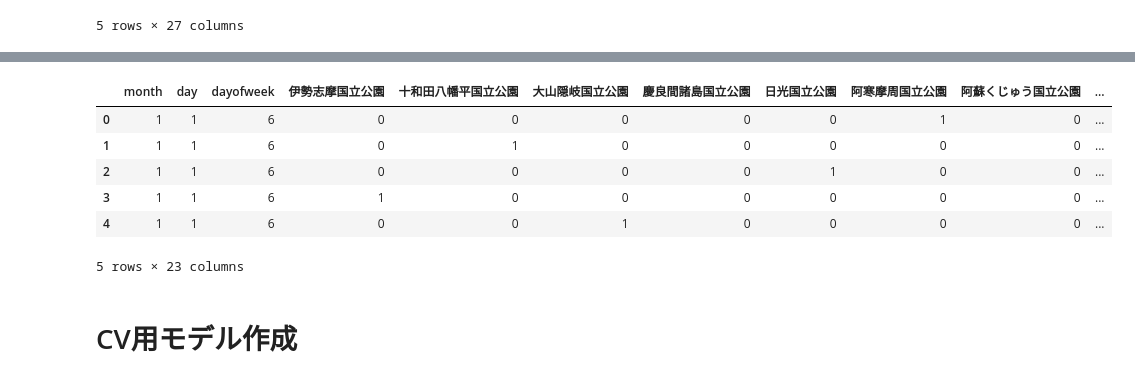
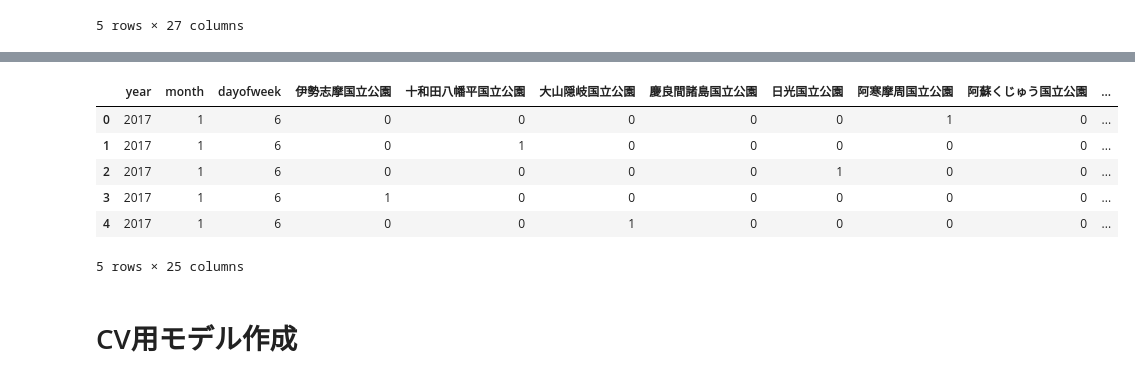
Before and after one commit to TaigoKuriyama/national_park_prediction, a Jupyter notebook: notebook/preprocess.ipynb, the cells around one changed output, grey strips where cells are left out. Cells and saved outputs as stored; diff of their text form; code cells hidden in the pictures.

```diff
--- a/notebook/preprocess.ipynb
+++ b/notebook/preprocess.ipynb
@@ -268,0 +260,15 @@ df_weather.head()
+# %%
+df_weather = pd.read_csv('/content/gdrive/My Drive/weather.tsv', sep='\t')
+df_weather['日時'] = pd.to_datetime(df_weather['年月日'])
+df_weather.loc[df_weather['地点']=='鳥羽' ,'地点'] = '伊勢志摩国立公園'
+df_weather.loc[df_weather['地点']=='十和田' ,'地点'] = '十和田八幡平国立公園'
+df_weather.loc[df_weather['地点']=='大山' ,'地点'] = '大山隠岐国立公園'
+df_weather.loc[df_weather['地点']=='渡嘉敷' ,'地点'] = '慶良間諸島国立公園'
+df_weather.loc[df_weather['地点']=='日光' ,'地点'] = '日光国立公園'
+df_weather.loc[df_weather['地点']=='釧路' ,'地点'] = '阿寒摩周国立公園'
+df_weather.loc[df_weather['地点']=='熊本' ,'地点'] = '阿蘇くじゅう国立公園'
+df_weather.loc[df_weather['地点']=='鹿児島' ,'地点'] = '霧島錦江湾国立公園'
+df_weather = df_weather[['日時','地点','最深積雪(cm)', '最低気温(℃)','降水量の合計(mm)']]
+df_weather = df_weather.rename(columns={'地点': 'park','日時': 'datetime'})
+df_weather[['最深積雪(cm)', '最低気温(℃)','降水量の合計(mm)']] = df_weather[['最深積雪(cm)', '最低気温(℃)','降水量の合計(mm)']].shift(-1)
+df_weather.tail()
@@ -382,3 +408,8 @@ df_test_merged.head()
 | 3 | 3 | 2017-01-01 | 伊勢志摩国立公園 | 2017 | 1 | 1 | 6 | 1 | 0 | 0 | ... |
 | 4 | 4 | 2017-01-01 | 大山隠岐国立公園 | 2017 | 1 | 1 | 6 | 0 | 0 | 1 | ... |
 5 rows × 27 columns
+# %%
+# 学習データと気象データの結合
+df_test_merged = pd.merge(df_test_merged,df_weather,on=['park','datetime'],how='left')
+df_test_merged = df_test_merged.fillna(df_test_merged.mean())
+df_test_merged.head()
@@ -388,18 +427,18 @@ df_test_merged.head()
 #df_test_merged.head()
 # %%
 # drop columns which is not needed
-df_test_merged = df_test_merged.drop(['year','park','datetime','index'], axis=1)
+df_test_merged = df_test_merged.drop(['park','datetime','index','day','Jpn_cnt_ystday'], axis=1)
 #df_test_merged = df_test_merged.fillna(0)
 X_test = df_test_merged.as_matrix()
 df_test_merged.head()
 # %% [output]
-|  | month | day | dayofweek | 伊勢志摩国立公園 | 十和田八幡平国立公園 | 大山隠岐国立公園 | 慶良間諸島国立公園 | 日光国立公園 | 阿寒摩周国立公園 | 阿蘇くじゅう国立公園 | ... |
-| 0 | 1 | 1 | 6 | 0 | 0 | 0 | 0 | 0 | 1 | 0 | ... |
-| 1 | 1 | 1 | 6 | 0 | 1 | 0 | 0 | 0 | 0 | 0 | ... |
-| 2 | 1 | 1 | 6 | 0 | 0 | 0 | 0 | 1 | 0 | 0 | ... |
-| 3 | 1 | 1 | 6 | 1 | 0 | 0 | 0 | 0 | 0 | 0 | ... |
-| 4 | 1 | 1 | 6 | 0 | 0 | 1 | 0 | 0 | 0 | 0 | ... |
+|  | year | month | dayofweek | 伊勢志摩国立公園 | 十和田八幡平国立公園 | 大山隠岐国立公園 | 慶良間諸島国立公園 | 日光国立公園 | 阿寒摩周国立公園 | 阿蘇くじゅう国立公園 | ... |
+| 0 | 2017 | 1 | 6 | 0 | 0 | 0 | 0 | 0 | 1 | 0 | ... |
+| 1 | 2017 | 1 | 6 | 0 | 1 | 0 | 0 | 0 | 0 | 0 | ... |
+| 2 | 2017 | 1 | 6 | 0 | 0 | 0 | 0 | 1 | 0 | 0 | ... |
+| 3 | 2017 | 1 | 6 | 1 | 0 | 0 | 0 | 0 | 0 | 0 | ... |
+| 4 | 2017 | 1 | 6 | 0 | 0 | 1 | 0 | 0 | 0 | 0 | ... |
-5 rows × 23 columns
+5 rows × 25 columns
 # %% [markdown]
 # CV用モデル作成
 # %% [markdown]
```
Also changed, not shown: parts of 14 cells of this notebook.
